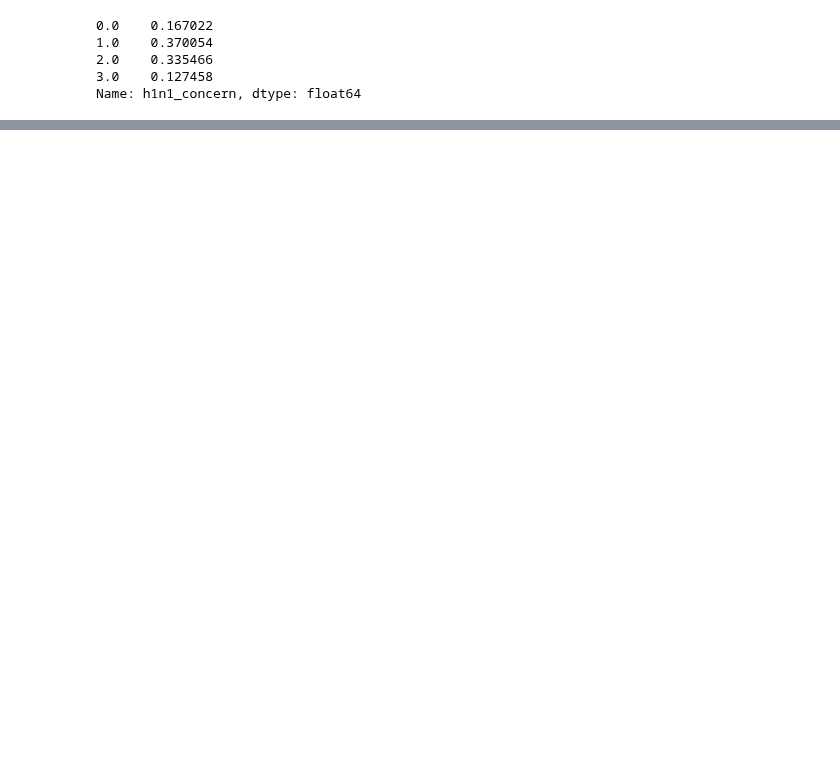
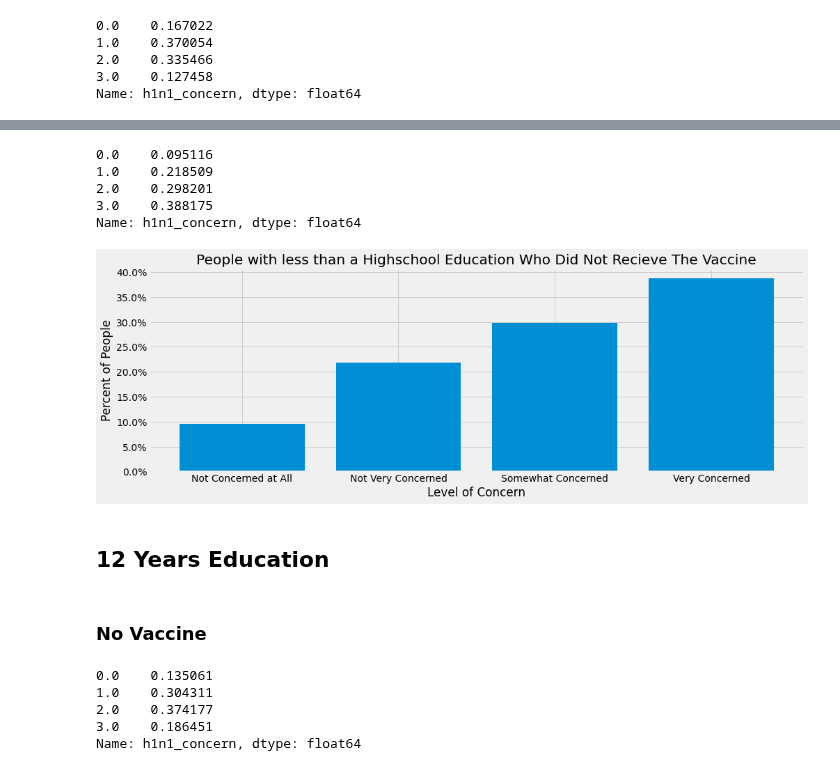
Before and after one commit to mankah/Capstone, a Jupyter notebook: Capstone.ipynb, the cells around one changed output, grey strips where cells are left out. Saved outputs shown, nothing was run; the diff lists cells and outputs as text; code cells hidden in the pictures; blank space fills up the shorter version.

```diff
--- a/Capstone.ipynb
+++ b/Capstone.ipynb
@@ -759,0 +800,39 @@ plt.xticks(ticks=no_vaccine.index, labels=x);
+# %%
+yes_highschool = df[df.education == '< 12 Years']
+yes_highschool_yes_vac = yes_highschool[yes_highschool.h1n1_vaccine == 1]
+yes_highschool_yes_vac_concern = yes_highschool_yes_vac.h1n1_concern.value_counts(normalize = True).sort_index()
+yes_highschool_yes_vac_concern
+# %% [output]
+0.0    0.095116
+1.0    0.218509
+2.0    0.298201
+3.0    0.388175
+Name: h1n1_concern, dtype: float64
+# %%
+fig, ax = plt.subplots(figsize=(15, 5))
+
+x = ['Not Concerned at All', 'Not Very Concerned',
+     'Somewhat Concerned', 'Very Concerned']
+plt.bar(yes_highschool_yes_vac_concern.index, yes_highschool_yes_vac_concern.values)
+plt.title('People with less than a Highschool Education Who Did Not Recieve The Vaccine')
+plt.ylabel('Percent of People')
+plt.xlabel('Level of Concern')
+ax.yaxis.set_major_formatter(mtick.PercentFormatter(1.0))
+plt.xticks(ticks=no_vaccine.index, labels=x);
+# %% [output]
+[figure, added]
+# %% [markdown]
+## 12 Years Education
+# %% [markdown]
+### No Vaccine
+# %%
+highschool = df[df.education == '12 Years']
+highschool_no_vac = highschool[highschool.h1n1_vaccine == 0]
+highschool_no_vac_concern = highschool_no_vac.h1n1_concern.value_counts(normalize = True).sort_index()
+highschool_no_vac_concern
+# %% [output]
+0.0    0.135061
+1.0    0.304311
+2.0    0.374177
+3.0    0.186451
+Name: h1n1_concern, dtype: float64
```
Also changed, not shown: parts of 86 cells of this notebook.
